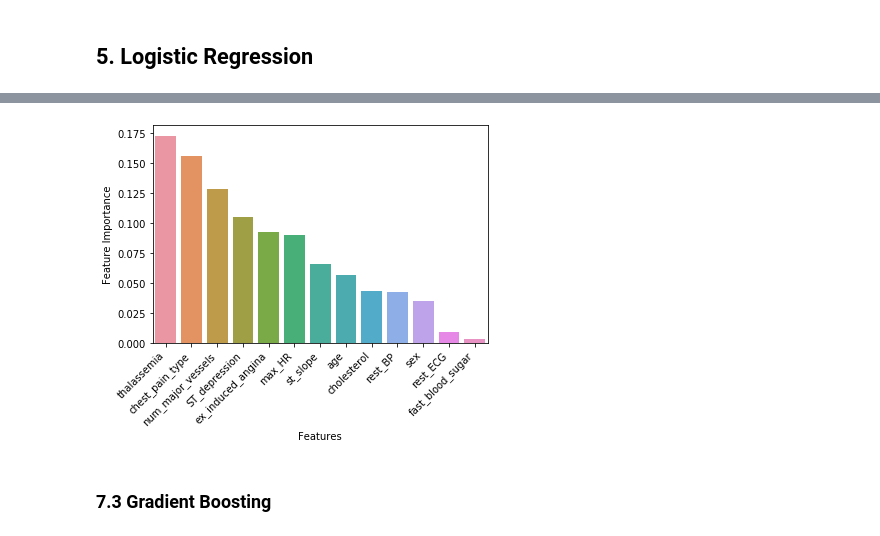
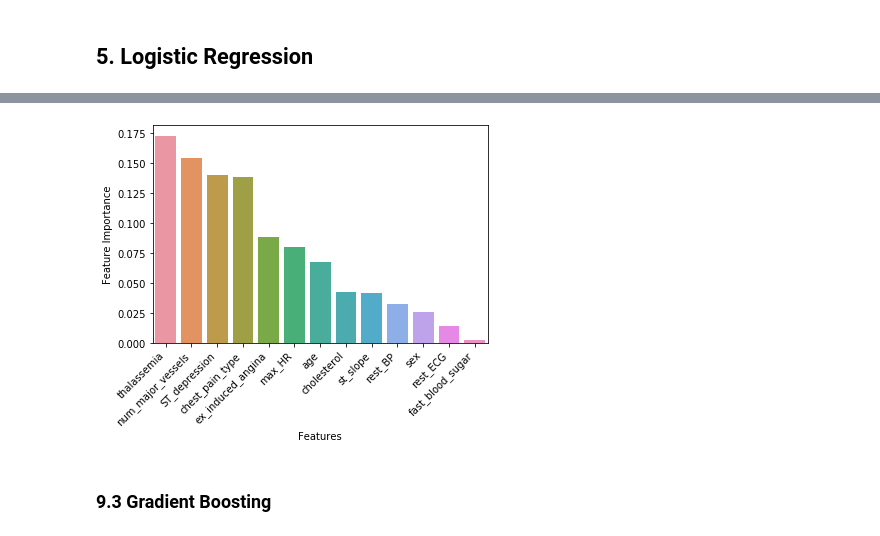
Before and after one commit to teyang-lau/Heart_Disease_Prediction, a Jupyter notebook: predictors-of-heart-disease-an-exploration.ipynb, the cells around one changed output, grey strips where cells are left out. Saved outputs shown, nothing was run; the diff lists cells and outputs as text; code cells hidden in the pictures.

```diff
--- a/predictors-of-heart-disease-an-exploration.ipynb
+++ b/predictors-of-heart-disease-an-exploration.ipynb
@@ -459,0 +452,11 @@ for cont in ['age','rest_BP','cholesterol','max_HR','ST_depression']:
+# %%
+from sklearn.model_selection import train_test_split
+
+y = heart[['target']]
+x = heart.drop('target', axis=1)
+X_train, X_test, y_train, y_test = train_test_split(x,y,test_size = 0.2, stratify=y, random_state=0)
+
+print('x_train shape: ', X_train.shape)
+print('x_test shape: ', X_test.shape)
+print('y_train shape: ', y_train.shape)
+print('y_test shape: ', y_test.shape)
@@ -486,9 +523,0 @@ x_scaled.head()
-# %%
-from sklearn.model_selection import train_test_split
-
-x_train, x_test, y_train, y_test = train_test_split(x,y,test_size = 0.3,random_state=0)
-
-print('x_train shape: ', x_train.shape)
-print('x_test shape: ', x_test.shape)
-print('y_train shape: ', y_train.shape)
-print('y_test shape: ', y_test.shape)
@@ -645,19 +762,18 @@ models_score
 # %%
 from sklearn.ensemble import RandomForestClassifier
 
-def randomforest(x, y, param_grid, cv=10):
-    clf = GridSearchCV(RandomForestClassifier(n_estimators = 100, n_jobs=-1, random_state=0),
+def randomforest(X_train, X_test, y_train, y_test, param_grid, cv=10):
+    clf = GridSearchCV(RandomForestClassifier(n_estimators = 500, n_jobs=-1, random_state=0),
                         param_grid, cv=cv, scoring='f1', return_train_score=True)
-    clf.fit(x,y)
-    best_hyperparams = clf.best_params_
+    clf.fit(X_train,y_train)
+    print("Best parameters set found on Cross Validation:\n\n", clf.best_params_)
+    print("\nCross Validation F1 score:\n\n", clf.best_score_.round(3))
 
-    best_clf = RandomForestClassifier(n_estimators = 100, **best_hyperparams, n_jobs=-1, random_state=0) # train model with best hyperparams
-    best_clf.fit(x,y)
-
-    scoring = ['accuracy','precision','recall','f1']
-    scores = cross_validate(best_clf, x, y, cv=10, scoring=scoring, return_train_score=True)
-    return {'Accuracy': scores['test_accuracy'].mean().round(3), 'Precision': scores['test_precision'].mean().round(3),
-        'Recall': scores['test_recall'].mean().round(3), 'F1': scores['test_f1'].mean().round(3)}, best_clf
+    # predict test set
+    y_pred = clf.predict(X_test)
+    print('\nTest set scores:')
+    return {'Accuracy': accuracy_score(y_test, y_pred).round(3), 'Precision': precision_score(y_test, y_pred).round(3),
+        'Recall': recall_score(y_test, y_pred).round(3), 'F1': f1_score(y_test, y_pred).round(3)}, clf
 
 # train random forest
 param_grid = {
@@ -667,7 +783,7 @@ param_grid = {
     'min_samples_leaf': [1, 2, 5, 10]} # min number of data points allowed in a leaf node
 
 
-scores, rf_clf = randomforest(x, y, param_grid, cv=10)
+scores, rf_clf = randomforest(X_train, X_test, y_train, y_test, param_grid, cv=10)
 d = {'Model': 'Random Forest'}
 d.update(scores)
 models_score = models_score.append(d, ignore_index=True) # add model scores to df
@@ -677,13 +802,13 @@ scores
 # %%
-feat_imp = pd.DataFrame({'Features': x.columns, 'Feature Importance': rf_clf.feature_importances_}).sort_values('Feature Importance', ascending=False)
+feat_imp = pd.DataFrame({'Features': X_train.columns, 'Feature Importance': rf_clf.best_estimator_.feature_importances_}).sort_values('Feature Importance', ascending=False)
 sns.barplot(x='Features', y='Feature Importance', data=feat_imp)
 plt.xticks(rotation=45, ha='right')
 fig.show()
 # %% [output]
-[figure, old version]
+[figure, new version]
 # %% [markdown]
 <a id='Boost'></a>
-### **7.3 Gradient Boosting** ###
+### **9.3 Gradient Boosting** ###
 # %%
 from sklearn.ensemble import GradientBoostingClassifier
 
```
Also changed, not shown: parts of 30 cells of this notebook.
